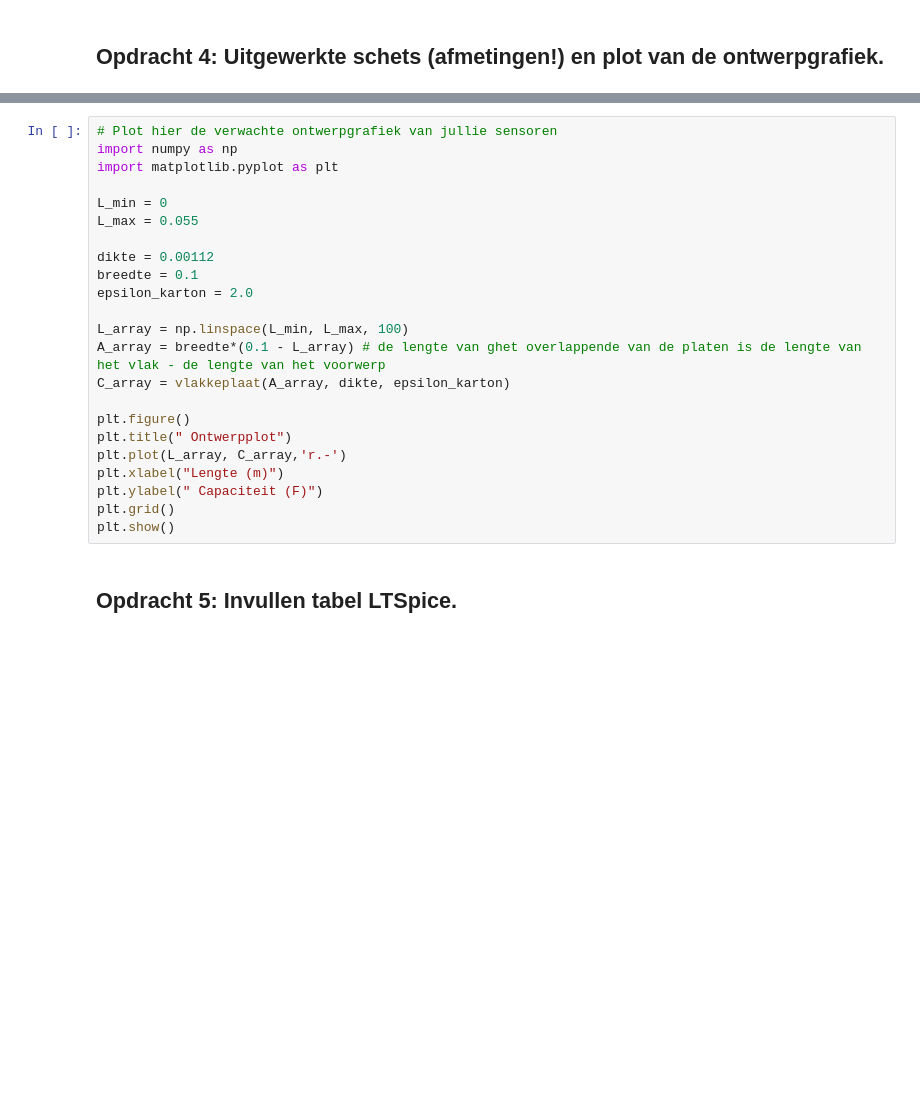
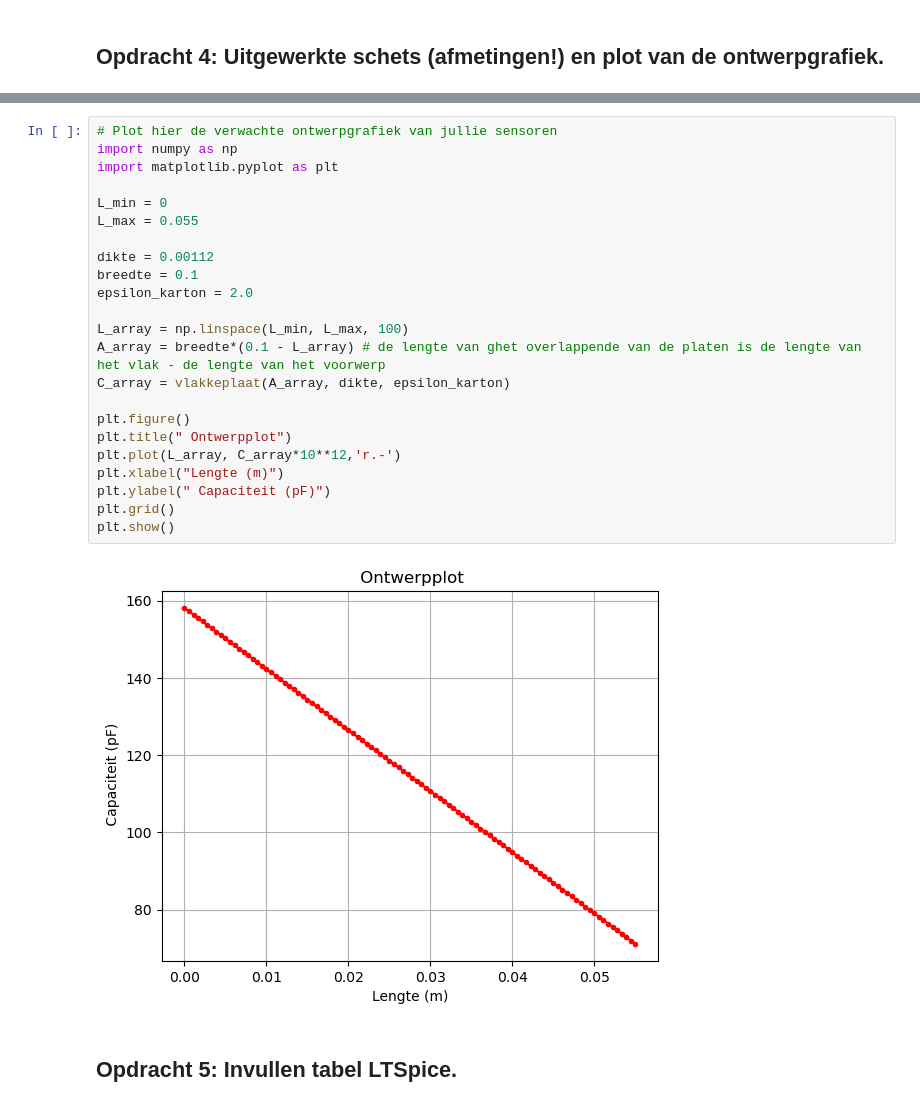
Before and after one commit to HugoRuttenTU/opdrachten-DEF-D, a Jupyter notebook: FysiekeOntwerpopdrachten/2OntwerpEenSensorCondensator/DEFOntwerpopdracht2OntwerpEenSensorInvulTemplate.ipynb, the cells around one changed output, grey strips where cells are left out. Saved outputs shown, nothing was run; the diff lists cells and outputs as text; blank space fills up the shorter version.

```diff
--- a/FysiekeOntwerpopdrachten/2OntwerpEenSensorCondensator/DEFOntwerpopdracht2OntwerpEenSensorInvulTemplate.ipynb
+++ b/FysiekeOntwerpopdrachten/2OntwerpEenSensorCondensator/DEFOntwerpopdracht2OntwerpEenSensorInvulTemplate.ipynb
@@ -60,26 +62,28 @@ Pas deze tekst aan: Wij gaan een sensor maken die lengte van voorwerpen meet.
 # %%
 # Plot hier de verwachte ontwerpgrafiek van jullie sensoren
 import numpy as np
 import matplotlib.pyplot as plt
 
 L_min = 0
 L_max = 0.055
 
 dikte = 0.00112
 breedte = 0.1
 epsilon_karton = 2.0
 
 L_array = np.linspace(L_min, L_max, 100)
 A_array = breedte*(0.1 - L_array) # de lengte van ghet overlappende van de platen is de lengte van het vlak - de lengte van het voorwerp
 C_array = vlakkeplaat(A_array, dikte, epsilon_karton)
 
 plt.figure()
 plt.title(" Ontwerpplot")
-plt.plot(L_array, C_array,'r.-')
+plt.plot(L_array, C_array*10**12,'r.-')
 plt.xlabel("Lengte (m)")
-plt.ylabel(" Capaciteit (F)")
+plt.ylabel(" Capaciteit (pF)")
 plt.grid()
 plt.show()
+# %% [output]
+[figure, added]
 # %% [markdown]
 ## Opdracht 5: Invullen tabel LTSpice.
 # %% [markdown]
```
Also changed, not shown: parts of 7 cells of this notebook, 2 other files.
